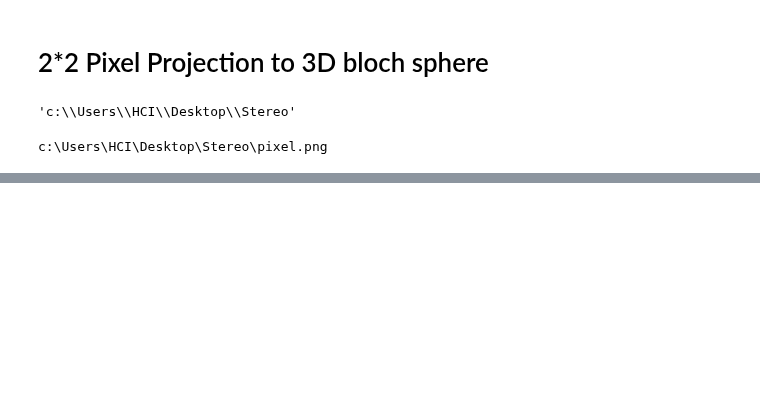
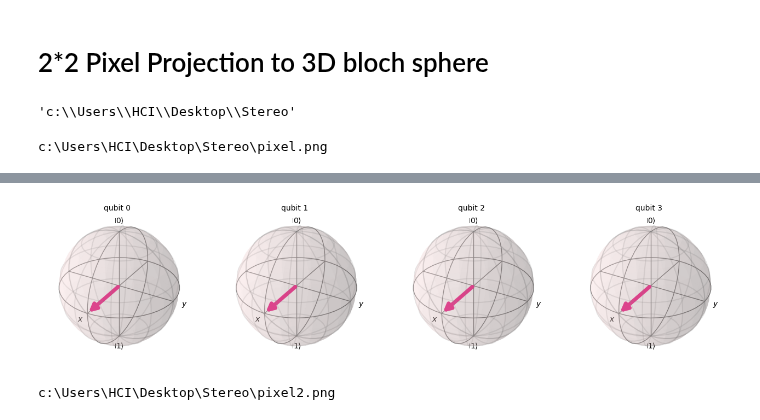
Before and after one commit to ksm999/Stereo, a Jupyter notebook: Quantum_Image_Processing.ipynb, the cells around one changed output, grey strips where cells are left out. Cells and saved outputs as stored; diff of their text form; code cells hidden in the pictures; blank space fills up the shorter version.

```diff
--- a/Quantum_Image_Processing.ipynb
+++ b/Quantum_Image_Processing.ipynb
@@ -114,3 +109,33 @@ def Statevec(P):
     b = complex(np.sin(phi),np.sin(phi))*np.sin(theta/2)
 
     return Statevector([a,b])
+# %%
+qc= QuantumCircuit(4,1)
+
+qc.h(range(4))
+
+state = Statevector.from_instruction(qc)
+plot_bloch_multivector(state)
+# %% [output]
+[figure, added]
+# %%
+path_img_3 = 'pixel2.png'
+path_img_3 = os.path.join(os.path.abspath(''),
+                            path_img_3)
+print(path_img_3)
+
+img_3 = np.array(Image.open(path_img_3))
+
+h_img_3 = img_3.shape[0]
+w_img_3 = img_3.shape[1]
+h_proj_3 = 3
+w_proj_3 = 3
+r = 1
+
+x = 0.3
+
+proj_3 = np.array([[-x,x,0],[0,x,0],[x,x,0],
+                   [-x,0,0],[0,0,0],[x,0,0],
+                 [-x,-x,0],[0,-x,0],[x,-x,0]])
+# %% [output]
+c:\Users\HCI\Desktop\Stereo\pixel2.png
```
Also changed, not shown: parts of 6 cells of this notebook, 3 other files.
